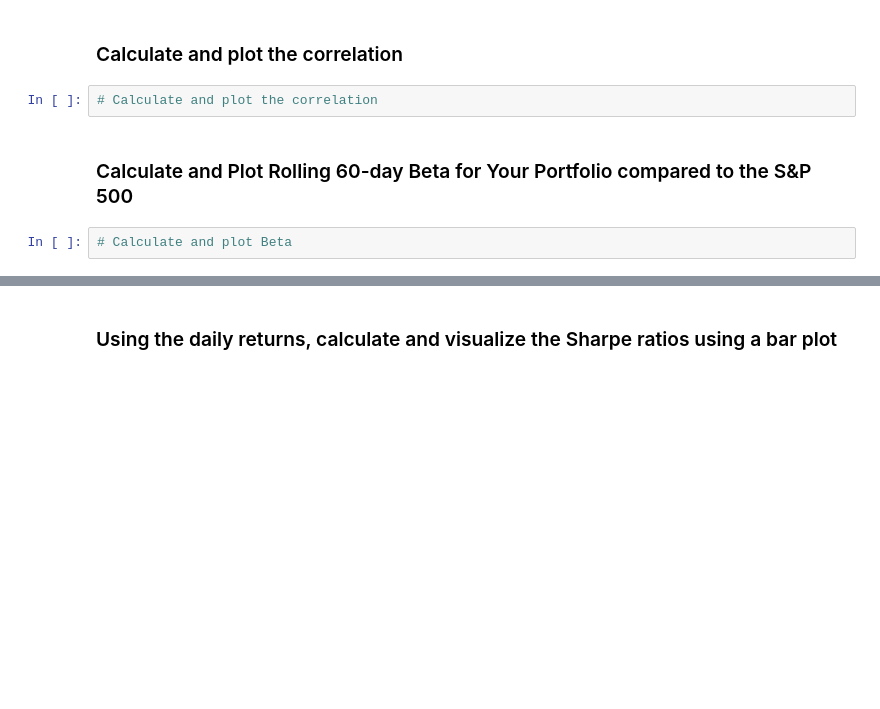
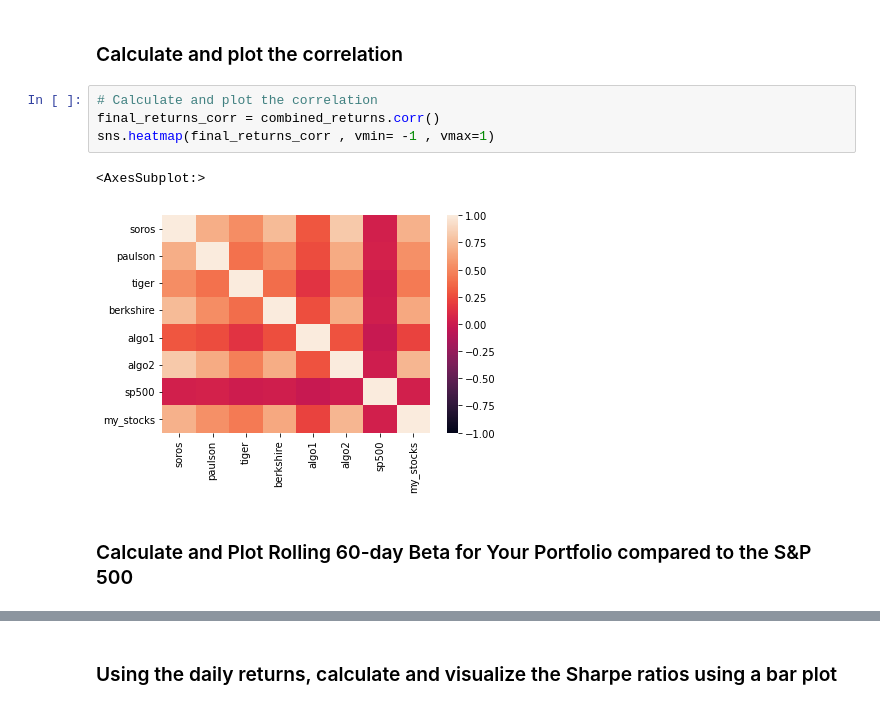
Before and after one commit to JQH84/Portfolio-Analysis, a Jupyter notebook: whale_analysis.ipynb, the cells around one changed output, grey strips where cells are left out. Saved outputs shown, nothing was run; the diff lists cells and outputs as text; blank space fills up the shorter version.

```diff
--- a/whale_analysis.ipynb
+++ b/whale_analysis.ipynb
@@ -419,7 +498,10 @@ weights = [1/3, 1/3, 1/3]
 ### Calculate and plot the correlation
 # %%
 # Calculate and plot the correlation
+final_returns_corr = combined_returns.corr()
+sns.heatmap(final_returns_corr , vmin= -1 , vmax=1)
+# %% [output]
+<AxesSubplot:>
+[figure, added]
 # %% [markdown]
 ### Calculate and Plot Rolling 60-day Beta for Your Portfolio compared to the S&P 500
-# %%
-# Calculate and plot Beta
```
Also changed, not shown: parts of 18 cells of this notebook, 1 other file.
